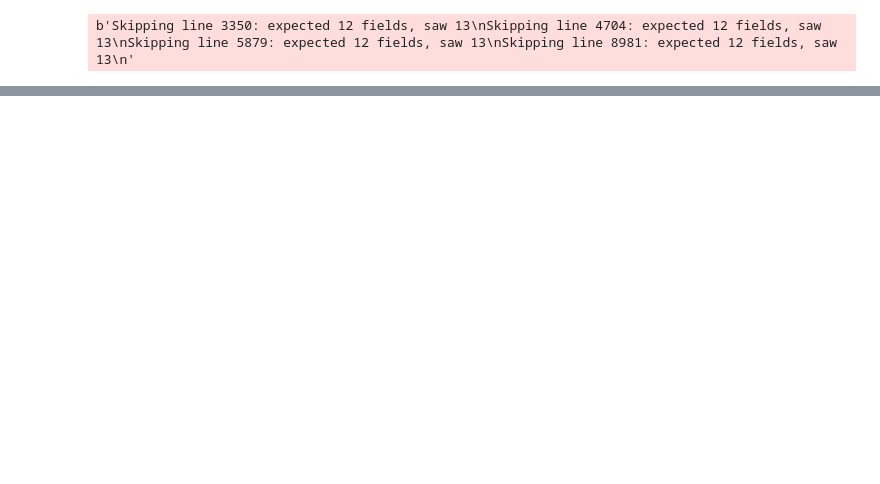
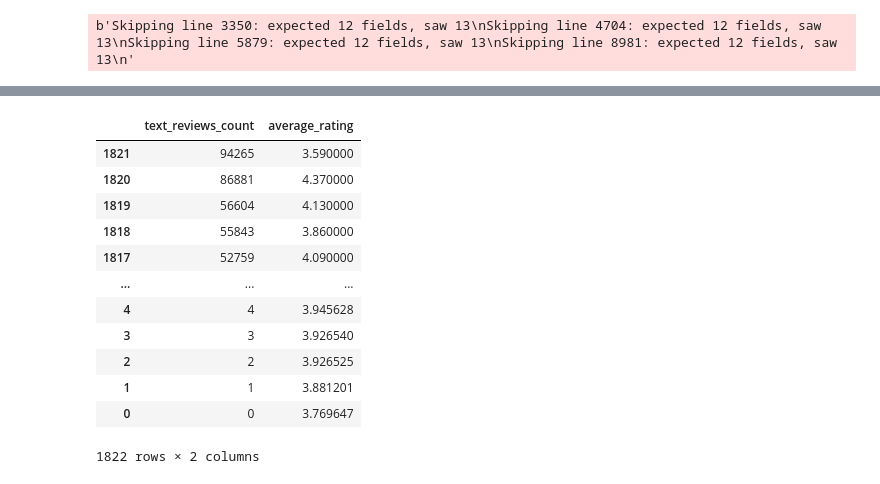
Before and after one commit to rlska105/Kaggle_Competition, a Jupyter notebook: Goodreads_books.ipynb, the cells around one changed output, grey strips where cells are left out. Drawn from its saved outputs; the diff is of its cells as text; code cells hidden in the pictures; blank space fills up the shorter version.

```diff
--- a/Goodreads_books.ipynb
+++ b/Goodreads_books.ipynb
@@ -28 +19,17 @@ df.head()
+# %%
+df[['average_rating', 'text_reviews_count']].groupby(['text_reviews_count'], as_index=False).mean().sort_values(by='text_reviews_count', ascending=False)
+# %% [output]
+|  | text_reviews_count | average_rating |
+| 1821 | 94265 | 3.590000 |
+| 1820 | 86881 | 4.370000 |
+| 1819 | 56604 | 4.130000 |
+| 1818 | 55843 | 3.860000 |
+| 1817 | 52759 | 4.090000 |
+| ... | ... | ... |
+| 4 | 4 | 3.945628 |
+| 3 | 3 | 3.926540 |
+| 2 | 2 | 3.926525 |
+| 1 | 1 | 3.881201 |
+| 0 | 0 | 3.769647 |
+1822 rows × 2 columns
 # %%
```
Also changed, not shown: parts of 9 cells of this notebook.
